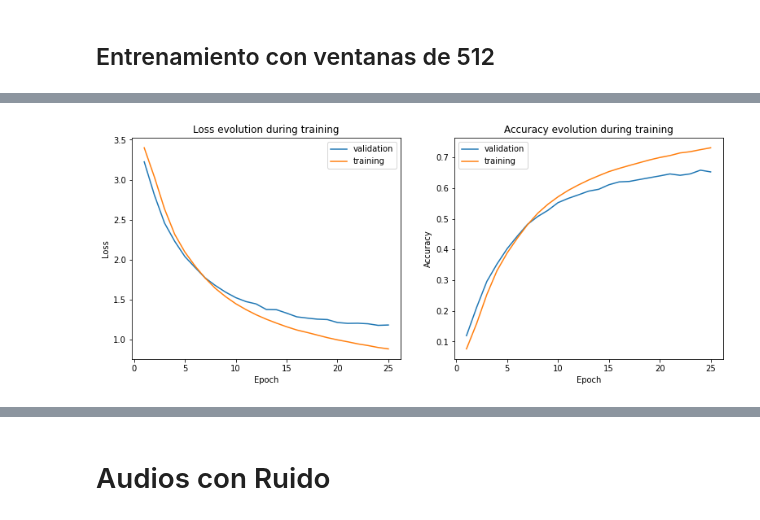
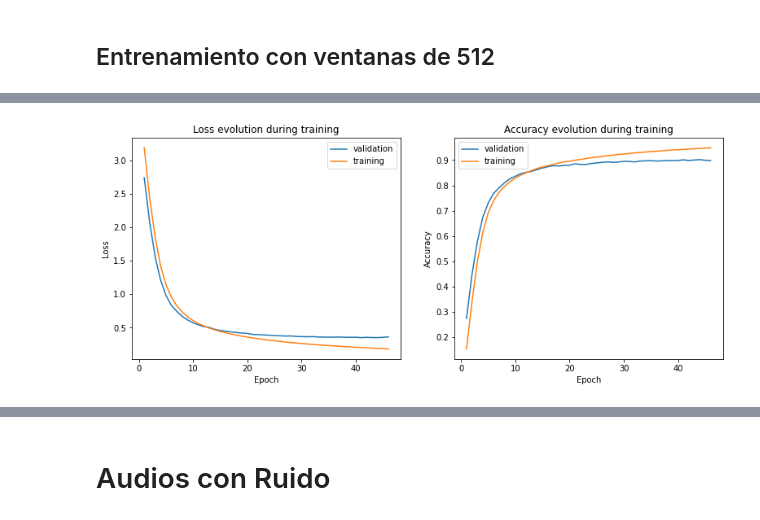
Before and after one commit to NicoAnd1/Rendimiento-RNNs, a Jupyter notebook: Proyecto_Inteligencia_RNN_v2.ipynb, the cells around one changed output, grey strips where cells are left out. Saved outputs shown, nothing was run; the diff lists cells and outputs as text; code cells hidden in the pictures.

Commit message:
v2
Versión 2 del código con modelos entrenados

```diff
--- a/Proyecto_Inteligencia_RNN_v2.ipynb
+++ b/Proyecto_Inteligencia_RNN_v2.ipynb
@@ -725,18 +647,18 @@ val_dataset_1024 = Create_DataSet("validation", 1024)
 test_dataset_1024 = Create_DataSet("testing", 1024)
 # %%
 lr = 1e-4
-batch_size = 13
+batch_size = 32
 criterion = nn.CrossEntropyLoss()
 n_trains = 1
 early_stopping_tolerance = 5
 
-epochs = 25#40
+epochs = 50
 
 all_curves = []
 times = []
 
 for train_run in range(n_trains):
-    model_rnn_1024 = RNNModel(96)
+    model_rnn_1024 = RNNModel(13)
 
     curves, total_time = train_model(
         model_rnn_1024,
@@ -783,17 +705,17 @@ Accuracy: 60.53%
 # %%
 lr = 1e-4
-batch_size = 13
+batch_size = 32
 criterion = nn.CrossEntropyLoss()
 n_trains = 1
 early_stopping_tolerance = 5
 
-epochs = 25#40
+epochs = 50
 
 all_curves = []
 times = []
 
 for train_run in range(n_trains):
-    model_lstm_1024 = LSTMModel(96)
+    model_lstm_1024 = LSTMModel(13)
 
     curves, total_time = train_model(
         model_lstm_1024,
@@ -840,17 +762,17 @@ Accuracy: 68.17%
 # %%
 lr = 1e-4
-batch_size = 13
+batch_size = 32
 criterion = nn.CrossEntropyLoss()
 n_trains = 1
 early_stopping_tolerance = 5
 
-epochs = 25#40
+epochs = 50
 
 all_curves = []
 times = []
 
 for train_run in range(n_trains):
-    model_gru_1024 = GRUModel(96)
+    model_gru_1024 = GRUModel(13)
 
     curves, total_time = train_model(
         model_gru_1024,
@@ -904,18 +826,18 @@ val_dataset_512 = Create_DataSet("validation", 512)
 test_dataset_512 = Create_DataSet("testing", 512)
 # %%
 lr = 1e-4
-batch_size = 13
+batch_size = 63
 criterion = nn.CrossEntropyLoss()
 n_trains = 1
 early_stopping_tolerance = 5
 
-epochs = 25#40
+epochs = 50
 
 all_curves = []
 times = []
 
 for train_run in range(n_trains):
-    model_rnn_512 = RNNModel(189)
+    model_rnn_512 = RNNModel(13)
 
     curves, total_time = train_model(
         model_rnn_512,
@@ -962,17 +884,17 @@ Accuracy: 48.08%
 # %%
 lr = 1e-4
-batch_size = 13
+batch_size = 63
 criterion = nn.CrossEntropyLoss()
 n_trains = 1
 early_stopping_tolerance = 5
 
-epochs = 25#40
+epochs = 50
 
 all_curves = []
 times = []
 
 for train_run in range(n_trains):
-    model_lstm_512 = LSTMModel(189)
+    model_lstm_512 = LSTMModel(13)
 
     curves, total_time = train_model(
         model_lstm_512,
@@ -1013,4 +935,4 @@ Tiempo de entrenamiento promedio de 1 corridas: 3613.81 +- 0.00 [s]
-[figure, old version]
+[figure, new version]
 # %%
 get_metrics_and_confusion_matrix(model_lstm_512, test_dataset_512)
 # %% [output]
```
Also changed, not shown: parts of 19 cells of this notebook.
